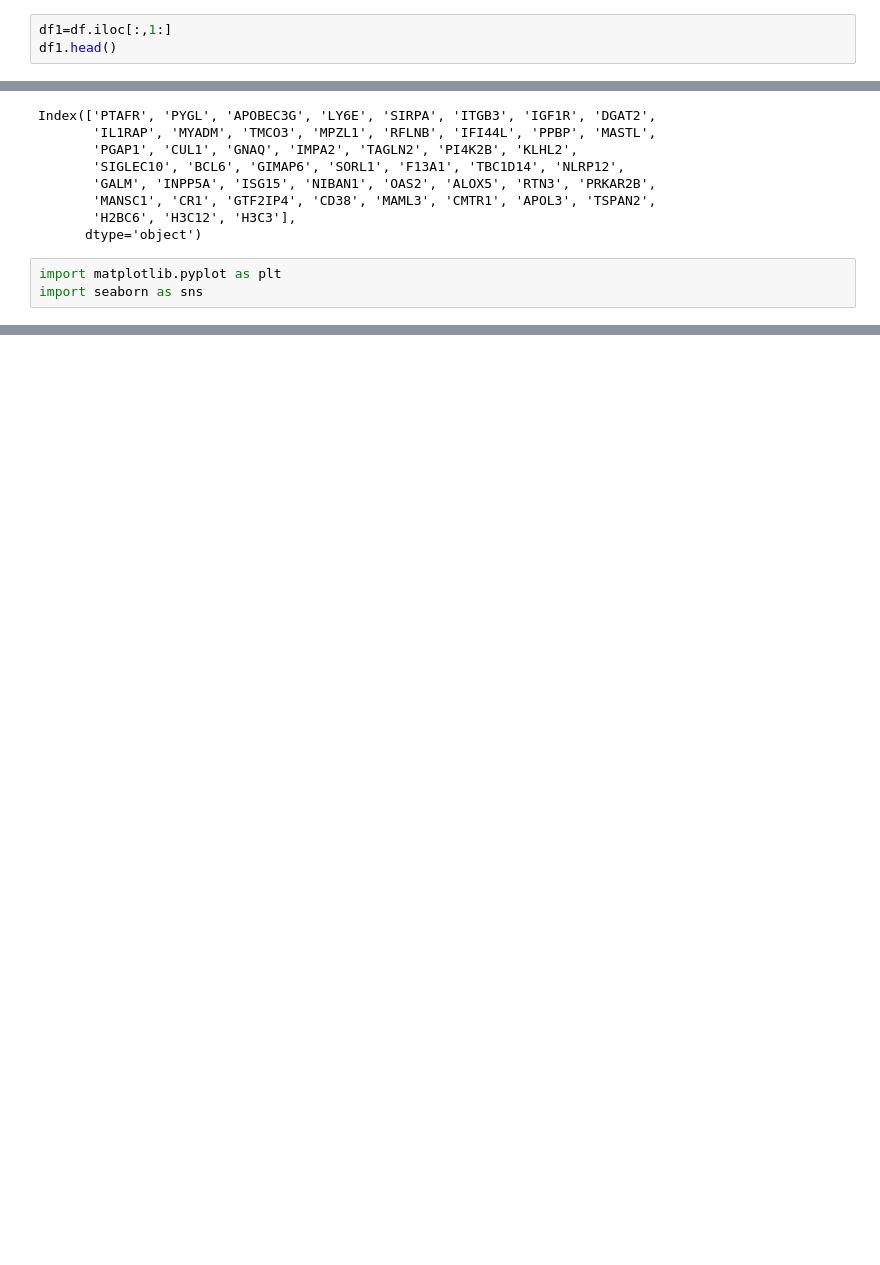
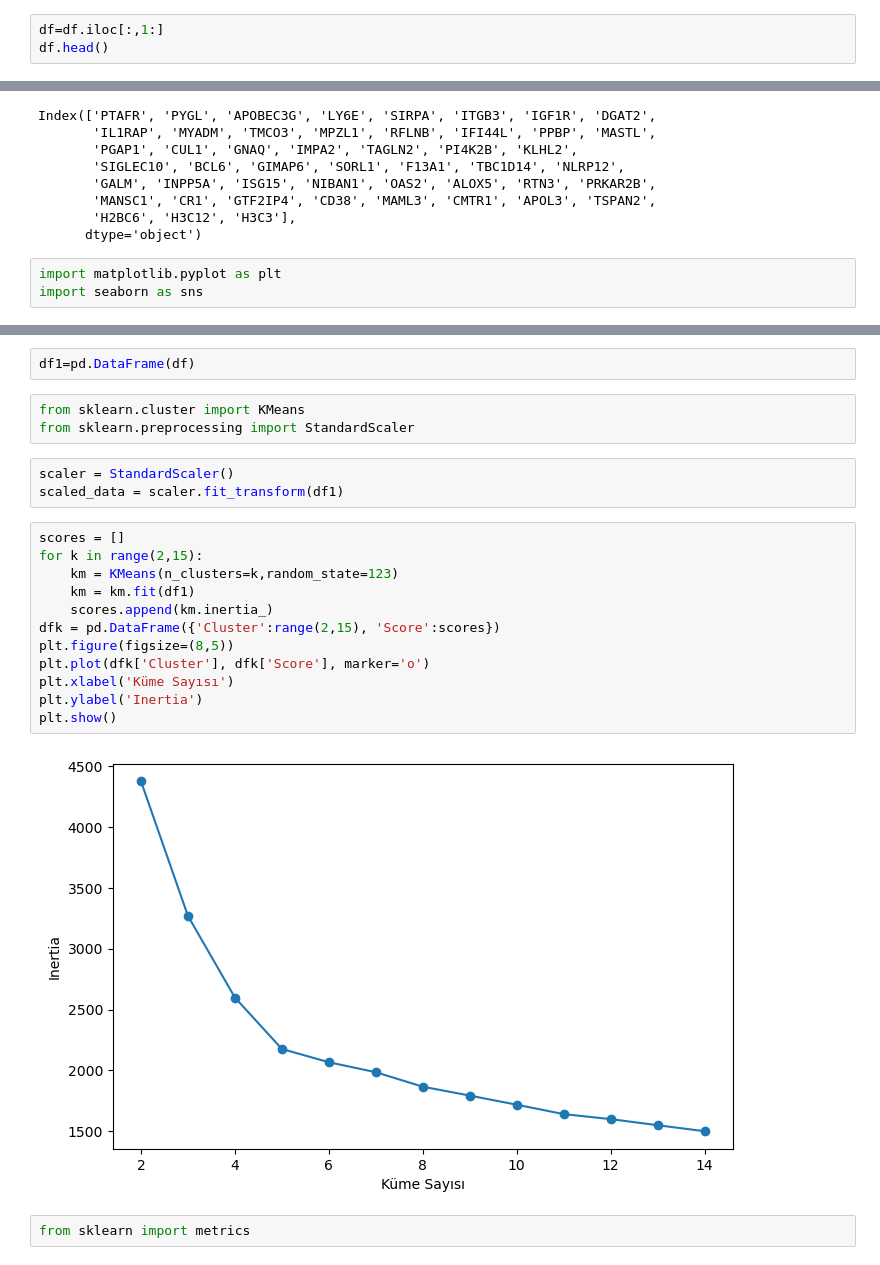
Before and after one commit to cemresvural/KawasakiDisease135, a Jupyter notebook: KawasakiDisease135.ipynb, the cells around one changed output, grey strips where cells are left out. Drawn from its saved outputs; the diff is of its cells as text; blank space fills up the shorter version.

```diff
--- a/KawasakiDisease135.ipynb
+++ b/KawasakiDisease135.ipynb
@@ -63,7 +63,7 @@ H3C3        0
 dtype: int64
 # %%
-df1=df.iloc[:,1:]
-df1.head()
+df=df.iloc[:,1:]
+df.head()
 # %% [output]
 |  | PTAFR | PYGL | APOBEC3G | LY6E | SIRPA | ITGB3 | IGF1R | DGAT2 | IL1RAP | MYADM | ... | ... |
 | 0 | 0.440189 | -0.130133 | -0.566502 | 0.018539 | -0.148853 | -0.655902 | -0.523488 | 0.148853 | -0.359842 | 0.633085 | ... | ... |
@@ -113,3 +113,27 @@ sns.heatmap(df1.corr(),
 plt.show()
 # %% [output]
 [figure]
+# %%
+df1=pd.DataFrame(df)
+# %%
+from sklearn.cluster import KMeans
+from sklearn.preprocessing import StandardScaler
+# %%
+scaler = StandardScaler()
+scaled_data = scaler.fit_transform(df1)
+# %%
+scores = []
+for k in range(2,15):
+    km = KMeans(n_clusters=k,random_state=123)
+    km = km.fit(df1)
+    scores.append(km.inertia_)
+dfk = pd.DataFrame({'Cluster':range(2,15), 'Score':scores})
+plt.figure(figsize=(8,5))
+plt.plot(dfk['Cluster'], dfk['Score'], marker='o')
+plt.xlabel('Küme Sayısı')
+plt.ylabel('Inertia')
+plt.show()
+# %% [output]
+[figure, added]
+# %%
+from sklearn import metrics
```
Also changed, not shown: parts of 9 cells of this notebook.
